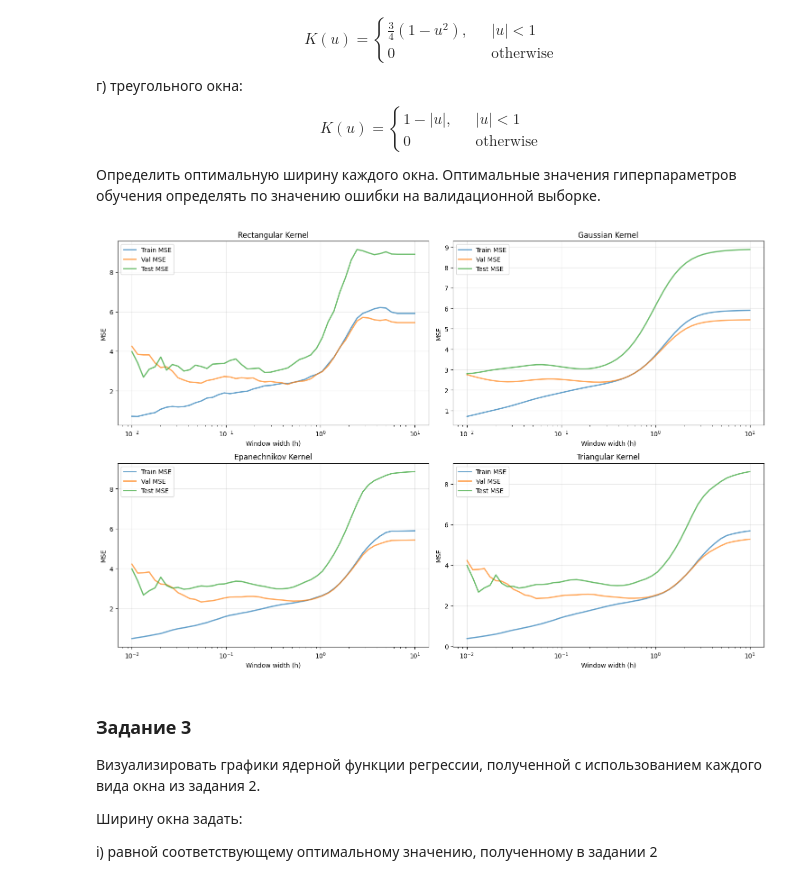
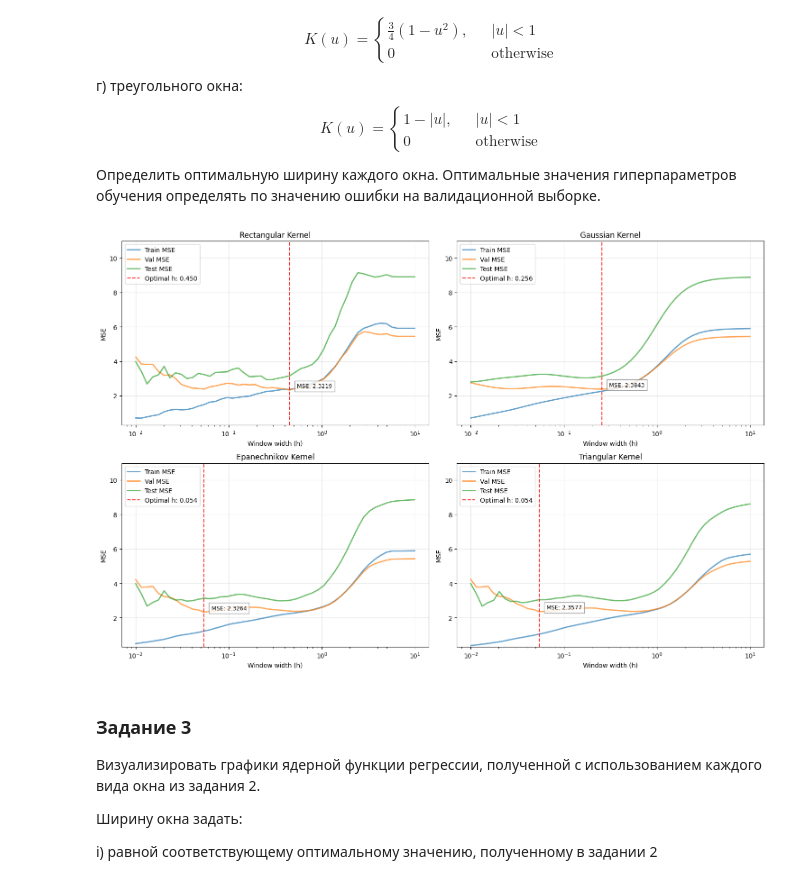
Before and after one commit to nekit2-002/ml-labs, a Jupyter notebook: laba3/laba3.ipynb, the cells around one changed output. Cells and saved outputs as stored; diff of their text form; code cells hidden in the pictures.

```diff
--- a/laba3/laba3.ipynb
+++ b/laba3/laba3.ipynb
@@ -316,36 +329,50 @@ for kernel in kernels:
         })
 # %%
 df_results = pd.DataFrame(results)
+plt.figure(figsize=(15, 10))
+global_y_min = df_results[['train_mse', 'val_mse', 'test_mse']].min().min() * 0.8
+global_y_max = df_results[['train_mse', 'val_mse', 'test_mse']].max().max() * 1.2
 
-plt.figure(figsize=(15, 10))
 for i, kernel in enumerate(kernels, 1):
     plt.subplot(2, 2, i)
     subset = df_results[df_results['kernel'] == kernel]
 
-    plt.plot(subset['h'], subset['train_mse'],
-             label='Train MSE', lw=2, alpha=0.7)
-    plt.plot(subset['h'], subset['val_mse'],
-             label='Val MSE', lw=2, alpha=0.7)
-    plt.plot(subset['h'], subset['test_mse'],
-             label='Test MSE', lw=2, alpha=0.7)
+    # Основные графики
+    plt.plot(subset['h'], subset['train_mse'], label='Train MSE', lw=2, alpha=0.7)
+    plt.plot(subset['h'], subset['val_mse'], label='Val MSE', lw=2, alpha=0.7)
+    plt.plot(subset['h'], subset['test_mse'], label='Test MSE', lw=2, alpha=0.7)
 
-    # Нахождение оптимального h
-    # optimal_h = subset.loc[subset['val_mse'].idxmin(), 'h']
-    # plt.axvline(optimal_h, color='r', linestyle='--',
-    #             label=f'Optimal h: {optimal_h:.2f}')
+    # Находим оптимальные значения
+    optimal_row = subset.loc[subset['val_mse'].idxmin()]
+    optimal_h = optimal_row['h']
+    optimal_mse = optimal_row['val_mse']
 
+    # Вертикальная линия и аннотация
+    plt.axvline(optimal_h, color='red', linestyle='--',
+                linewidth=1.5, alpha=0.8, label=f'Optimal h: {optimal_h:.3f}')
+
+    # Текст с MSE
+    plt.text(x=optimal_h * 1.2,
+             y=optimal_mse * 1.1,
+             s=f'MSE: {optimal_mse:.4f}',
+             fontsize=9,
+             bbox=dict(facecolor='white', alpha=0.8, edgecolor='gray'),
+             verticalalignment='center')
+
+    # Единые настройки
     plt.xscale('log')
     # plt.yscale('log')
+    plt.ylim(global_y_min, global_y_max)
     plt.title(f'{kernel.capitalize()} Kernel')
     plt.xlabel('Window width (h)')
     plt.ylabel('MSE')
     plt.legend()
     plt.grid(True, alpha=0.3)
 
 plt.tight_layout()
 plt.show()
 # %% [output]
-[figure, old version]
+[figure, new version]
 # %% [markdown]
 ### Задание 3
 Визуализировать графики ядерной функции регрессии, полученной с использованием каждого вида окна из задания 2.
```
Also changed, not shown: parts of 2 cells of this notebook.
